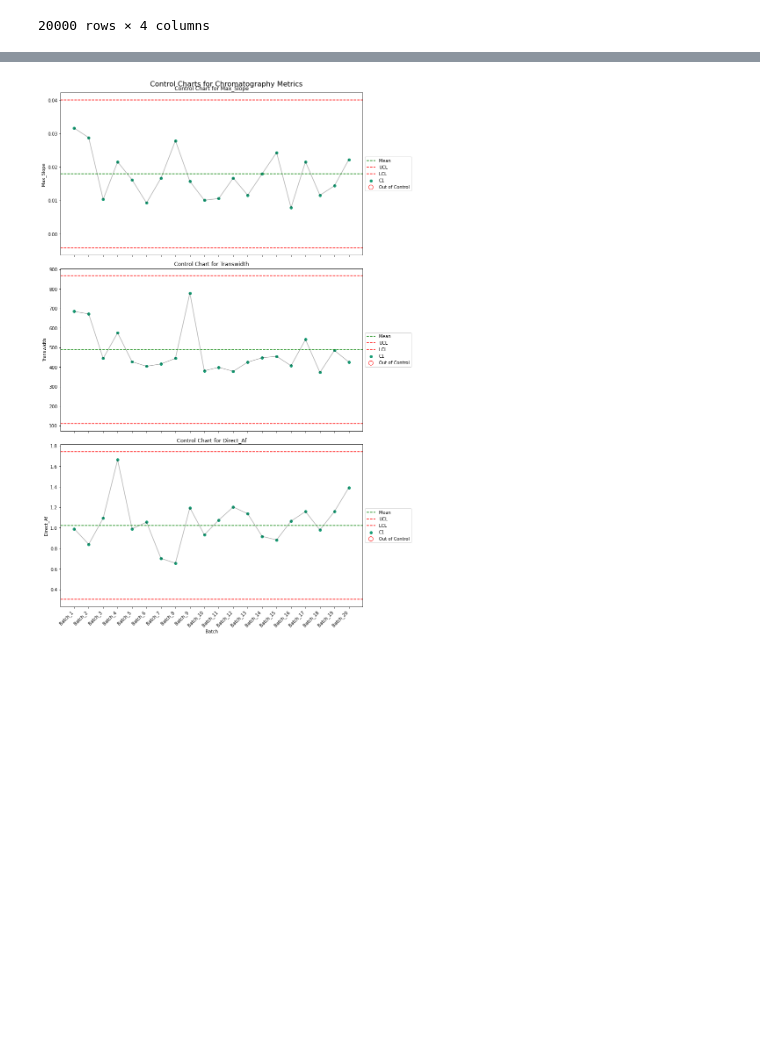
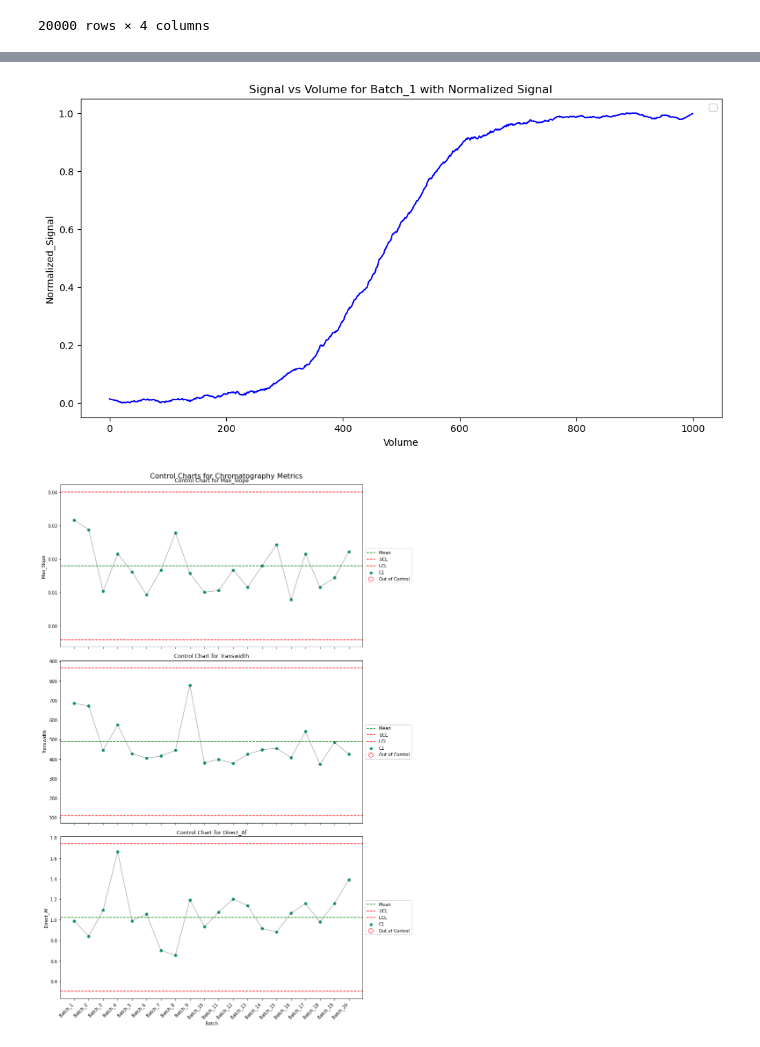
Before and after one commit to vincentgaul/direct_transitional_analysis, a Jupyter notebook: TA.ipynb, the cells around one changed output, grey strips where cells are left out. Drawn from its saved outputs; the diff is of its cells as text; code cells hidden in the pictures; blank space fills up the shorter version.

```diff
--- a/TA.ipynb
+++ b/TA.ipynb
@@ -46,3 +76,7 @@ df_final
+# %%
+df_normalized  = normalize_signal(df_smooth, example_batch="Batch_1")
+# %% [output]
+[figure, added]
 # %%
 # from helper_functions import normalize_signal
 # %%
```
Also changed, not shown: parts of 7 cells of this notebook, 2 other files.
